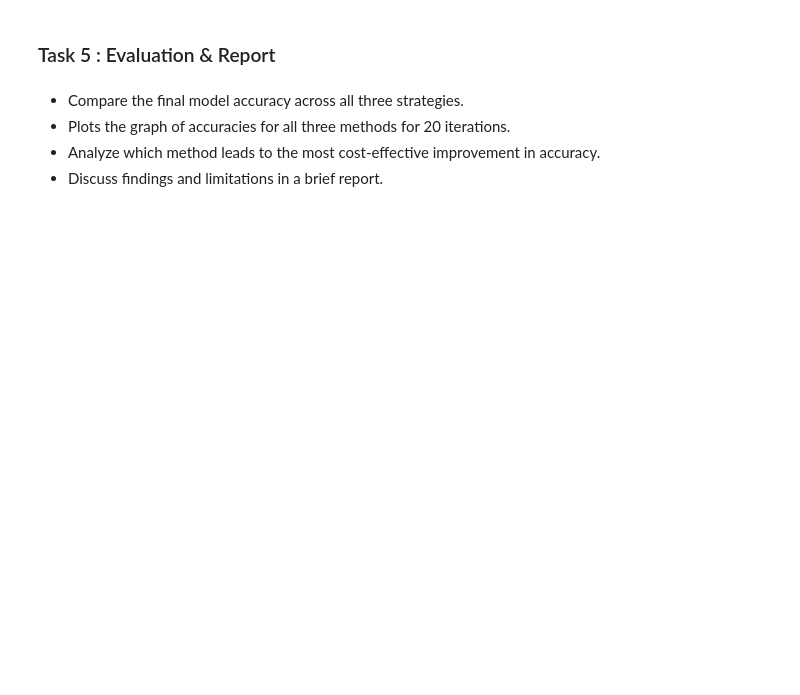
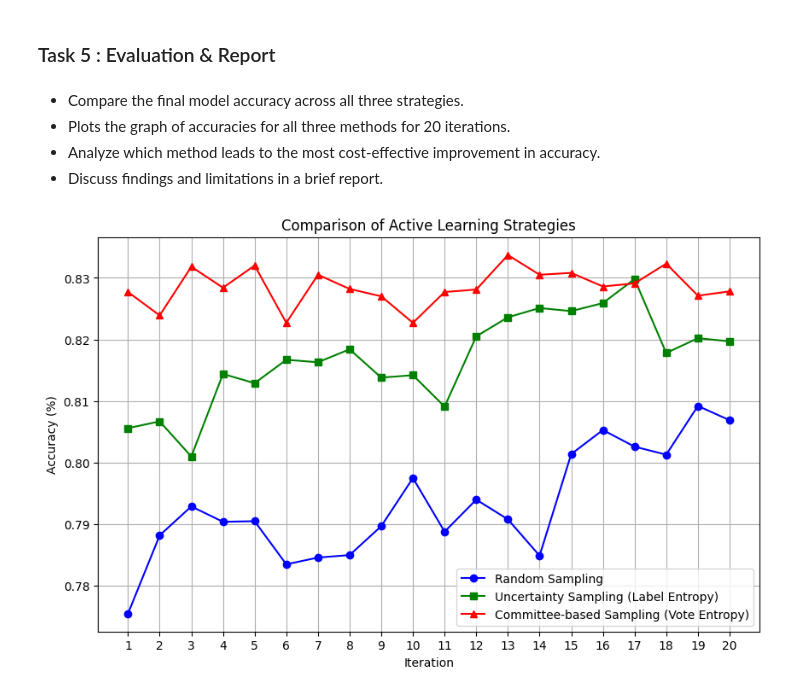
Before and after one commit to Paras-Shirvale/Active-Learning, a Jupyter notebook: task.ipynb, the cells around one changed output. Cells and saved outputs as stored; diff of their text form; code cells hidden in the pictures; blank space fills up the shorter version.

```diff
--- a/task.ipynb
+++ b/task.ipynb
@@ -228,13 +204,13 @@ Iteration 20/20 - Test Accuracy: 79.67%
 # %% [markdown]
 1. Train a Random Forest Classifier (you can use “from sklearn.ensemble import RandomForestClassifier”)  on the initial dataset of 200 samples.
 # %%
-# Randomly select 200 samples from the training set
-num_samples = 200
-random_indices = np.random.choice(train_images_flattened.shape[0], num_samples, replace=False)
+# # Randomly select 200 samples from the training set
+# num_samples = 200
+# random_indices = np.random.choice(train_images_flattened.shape[0], num_samples, replace=False)
 
-# Create the initially labeled dataset
-initial_images = train_images_flattened[random_indices]
-initial_labels = train_labels[random_indices]
+# # Create the initially labeled dataset
+# initial_images = train_images_flattened[random_indices]
+# initial_labels = train_labels[random_indices]
 # %%
 # Initialize the Random Forest Classifier
 rf_classifier = RandomForestClassifier(n_estimators=100, random_state=42)
@@ -330,15 +310,18 @@ Test Accuracy after iteration 20: 80.98%
 # Number of models in the committee
 num_models = 5
 
-# Initialize an empty list to hold the models (the committee)
-committee = []
+# Initialize an empty dictionary to hold the models (the committee)
+committee = {}
 
 # Initialize and train 5 Random Forest models on the initial dataset
-for _ in range(num_models):
+for i in range(1, num_models + 1):
     rf_classifier = RandomForestClassifier(n_estimators=100, random_state=42)
     rf_classifier.fit(initial_images, initial_labels)
-    committee.append(rf_classifier)  # Add the trained model to the committee
+    model_name = f"rf_classifier_{i}"  # Generate a unique name for each classifier
+    committee[model_name] = rf_classifier  # Add the trained model to the committee with the unique name
 
-# Print out the number of models in the committee
-print(f"Committee of {len(committee)} Random Forest models initialized and trained.")
+# Print out the number of models in the committee and their names
+print(f"Committee of {len(committee)} Random Forest models initialized and trained:")
+for model_name in committee:
+    print(f"- {model_name}")
 # %% [output]
@@ -358,7 +356,7 @@ def vote_entropy(predictions):
     for sample_predictions in predictions:
         unique_votes, counts = np.unique(sample_predictions, return_counts=True)
         probabilities = counts / len(sample_predictions)
-        sample_entropy = -np.sum(probabilities * np.log2(probabilities))
+        sample_entropy = -np.sum(probabilities * np.log10(probabilities))
         total_entropy += sample_entropy
     return total_entropy / len(predictions)
 # %%
@@ -428,3 +426,21 @@ Test Accuracy after iteration 20: 80.75%
 * Discuss findings and limitations in a brief report.
 # %%
 import matplotlib.pyplot as plt
+# %%
+# Plotting the results
+iterations = np.arange(1, 21)
+
+plt.figure(figsize=(10, 6))
+plt.plot(iterations, random_sampling_accuracies, label="Random Sampling", marker='o', linestyle='-', color='blue')
+plt.plot(iterations, uncertainty_sampling_accuracies, label="Uncertainty Sampling (Label Entropy)", marker='s', linestyle='-', color='green')
+plt.plot(iterations, committee_sampling_accuracies, label="Committee-based Sampling (Vote Entropy)", marker='^', linestyle='-', color='red')
+
+plt.xlabel('Iteration')
+plt.ylabel('Accuracy (%)')
+plt.title('Comparison of Active Learning Strategies')
+plt.legend(loc="lower right")
+plt.grid(True)
+plt.xticks(iterations)
+plt.show()
+# %% [output]
+[figure, added]
```
Also changed, not shown: parts of 19 cells of this notebook.
